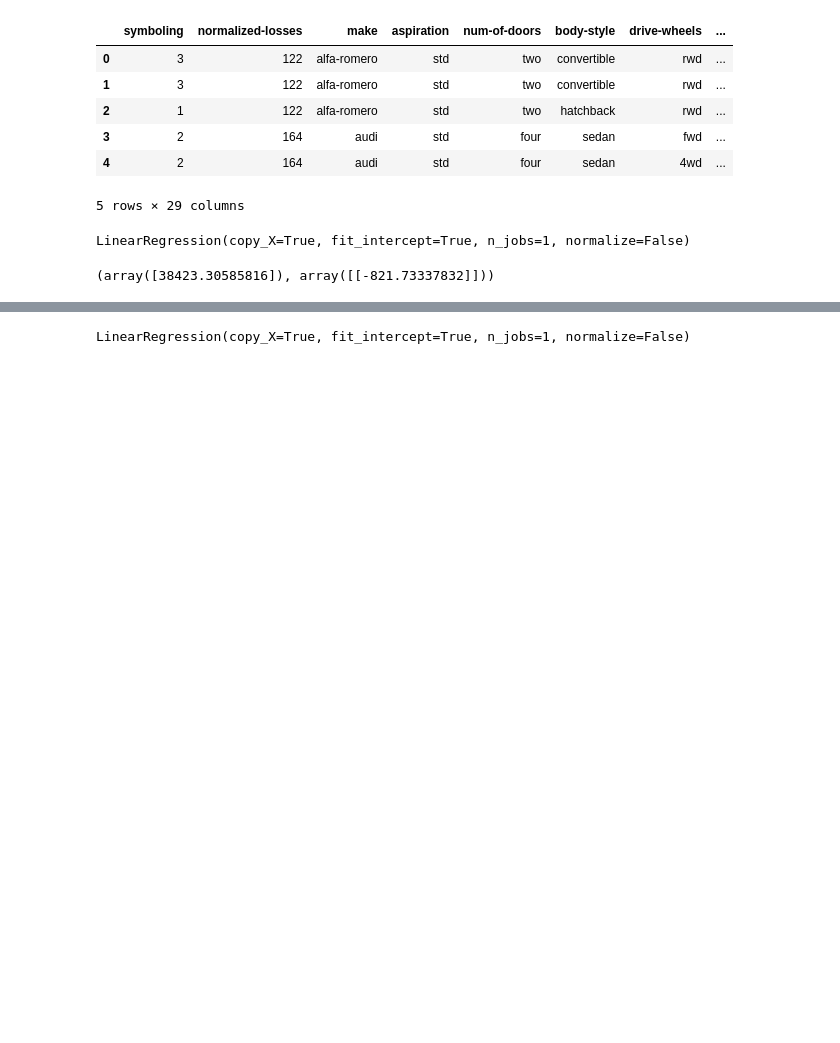
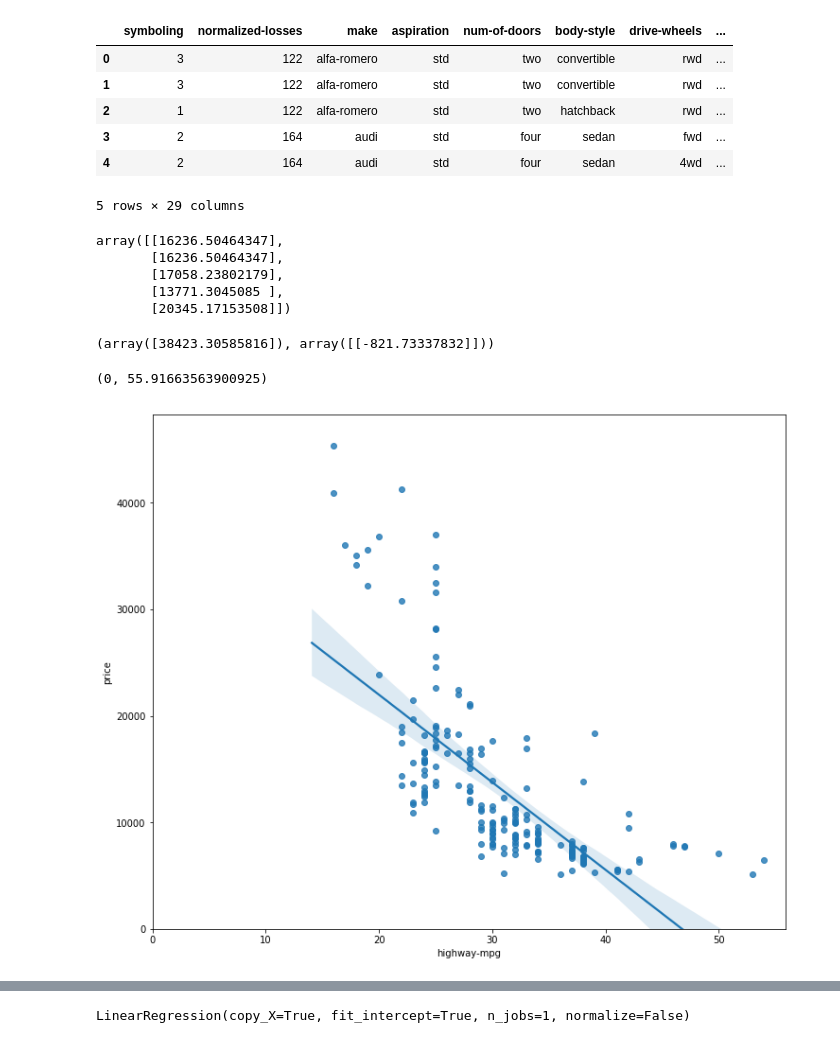
Before and after one commit to golkarb/learn_python, a Jupyter notebook: data_model.ipynb, the cells around one changed output, grey strips where cells are left out. Cells and saved outputs as stored; diff of their text form; code cells hidden in the pictures; blank space fills up the shorter version.

Commit message:
augmented data_model

```diff
--- a/data_model.ipynb
+++ b/data_model.ipynb
@@ -29,10 +18,30 @@ lm=LinearRegression()
 # %%
+from sklearn.linear_model import LinearRegression
+lm=LinearRegression()
 X=df[['highway-mpg']]
 Y=df[['price']]
 lm.fit(X,Y)
-# %% [output]
-LinearRegression(copy_X=True, fit_intercept=True, n_jobs=1, normalize=False)
+# %%
+Yhat=lm.predict(X)
+Yhat[0:5]
+# %% [output]
+array([[16236.50464347],
+       [16236.50464347],
+       [17058.23802179],
+       [13771.3045085 ],
+       [20345.17153508]])
 # %%
 lm.intercept_, lm.coef_
 # %% [output]
 (array([38423.30585816]), array([[-821.73337832]]))
+# %%
+import seaborn as sns
+width = 12
+height = 10
+plt.figure(figsize=(width, height))
+sns.regplot(x='highway-mpg', y='price', data=df)
+plt.ylim(0,)
+plt.xlim(0,)
+# %% [output]
+(0, 55.91663563900925)
+[figure, added]
```
Also changed, not shown: parts of 18 cells of this notebook, 2 other files.
